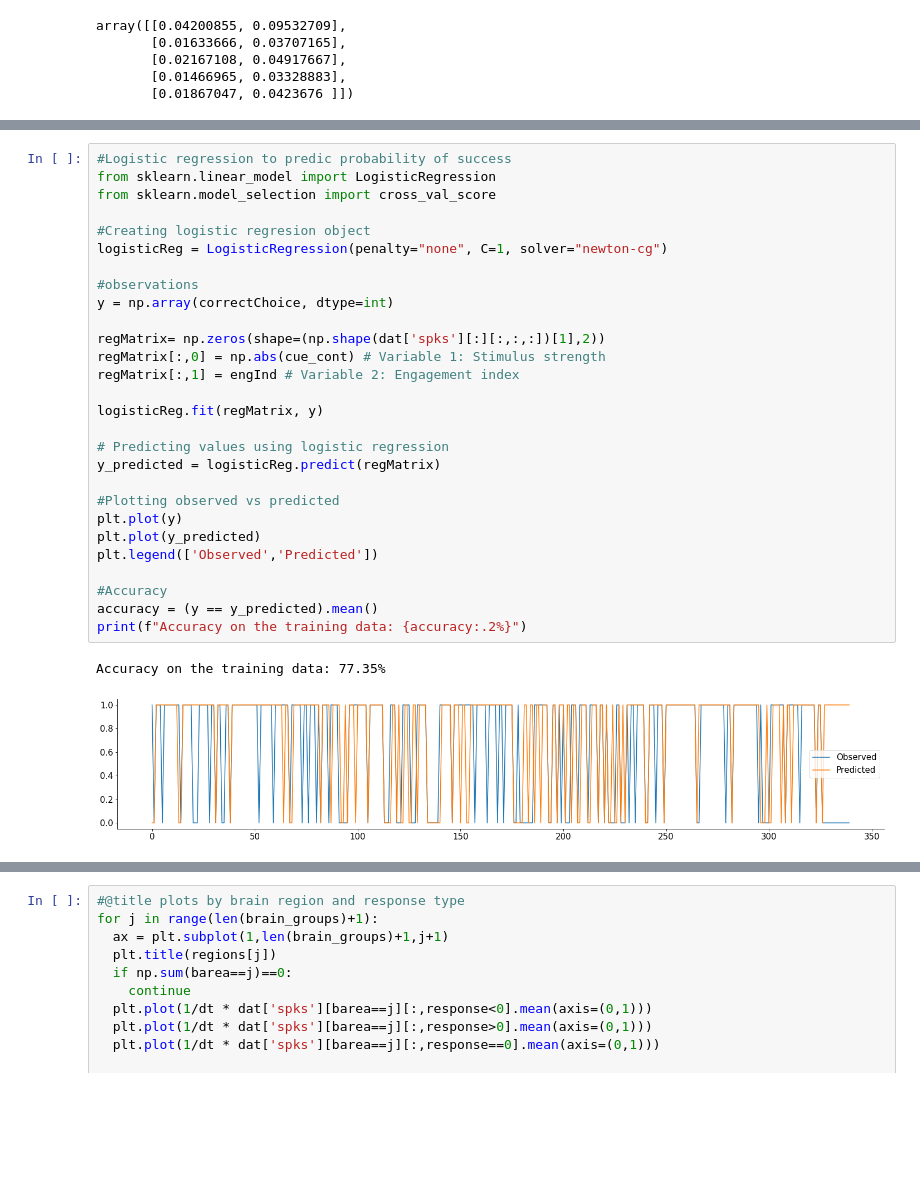
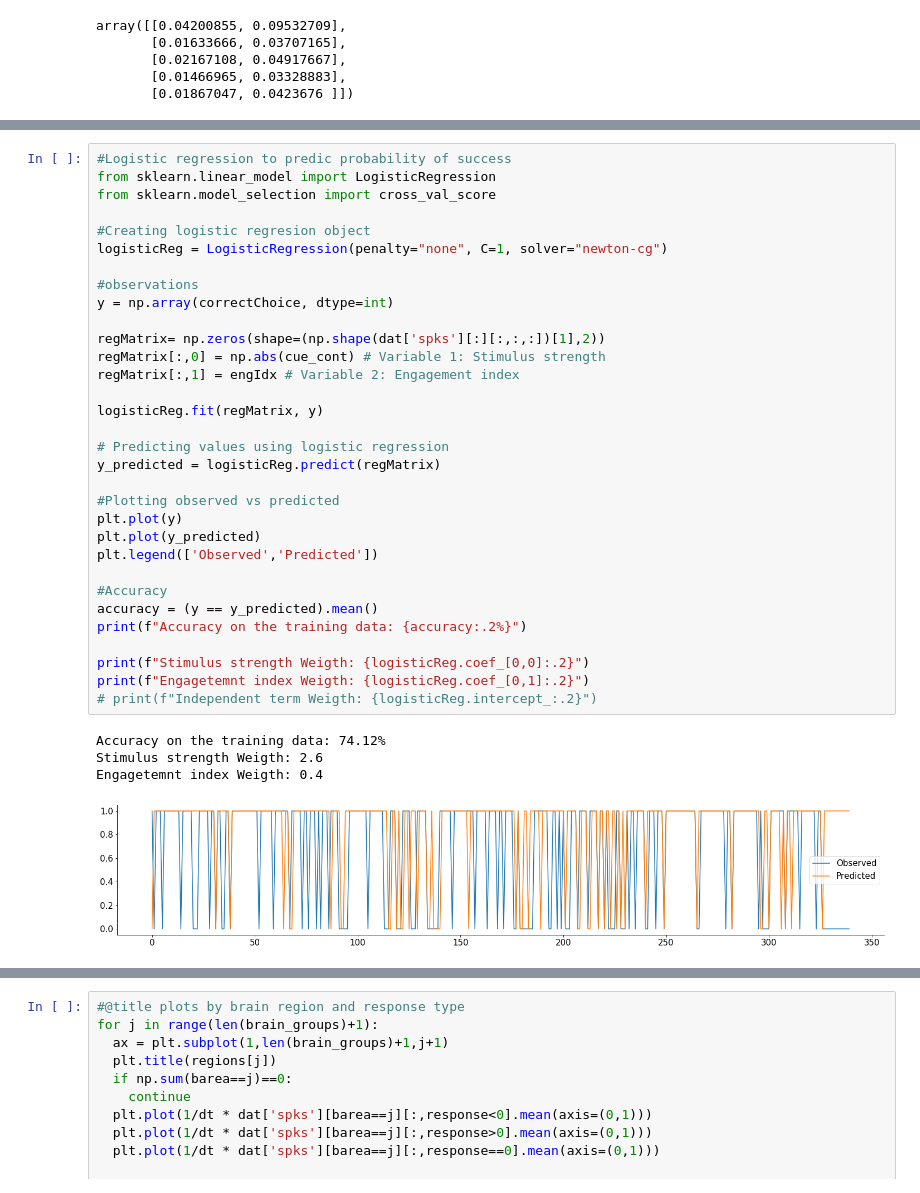
Before and after one commit to EmiliosIsaias/RattusDeus, a Jupyter notebook: Project_Notebook.ipynb, the cells around one changed output, grey strips where cells are left out. Cells and saved outputs as stored; diff of their text form; blank space fills up the shorter version.

```diff
--- a/Project_Notebook.ipynb
+++ b/Project_Notebook.ipynb
@@ -340,31 +342,37 @@ Engagetemnt index Weigth: 0.25
 # %%
 #Logistic regression to predic probability of success
 from sklearn.linear_model import LogisticRegression
 from sklearn.model_selection import cross_val_score
 
 #Creating logistic regresion object
 logisticReg = LogisticRegression(penalty="none", C=1, solver="newton-cg")
 
 #observations
 y = np.array(correctChoice, dtype=int)
 
 regMatrix= np.zeros(shape=(np.shape(dat['spks'][:][:,:,:])[1],2))
 regMatrix[:,0] = np.abs(cue_cont) # Variable 1: Stimulus strength
-regMatrix[:,1] = engInd # Variable 2: Engagement index
+regMatrix[:,1] = engIdx # Variable 2: Engagement index
 
 logisticReg.fit(regMatrix, y)
 
 # Predicting values using logistic regression
 y_predicted = logisticReg.predict(regMatrix)
 
 #Plotting observed vs predicted
 plt.plot(y)
 plt.plot(y_predicted)
 plt.legend(['Observed','Predicted'])
 
 #Accuracy
 accuracy = (y == y_predicted).mean()
 print(f"Accuracy on the training data: {accuracy:.2%}")
+
+print(f"Stimulus strength Weigth: {logisticReg.coef_[0,0]:.2}")
+print(f"Engagetemnt index Weigth: {logisticReg.coef_[0,1]:.2}")
+# print(f"Independent term Weigth: {logisticReg.intercept_:.2}")
 # %% [output]
-Accuracy on the training data: 77.35%
+Accuracy on the training data: 74.12%
+Stimulus strength Weigth: 2.6
+Engagetemnt index Weigth: 0.4
-[figure, old version]
+[figure, new version]
```
Also changed, not shown: parts of 3 cells of this notebook.
